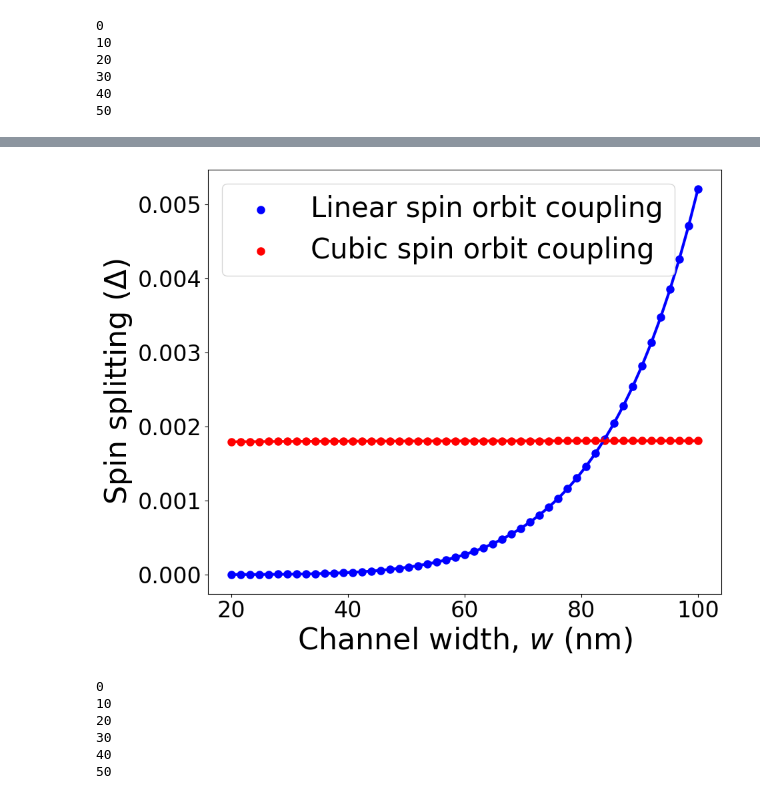
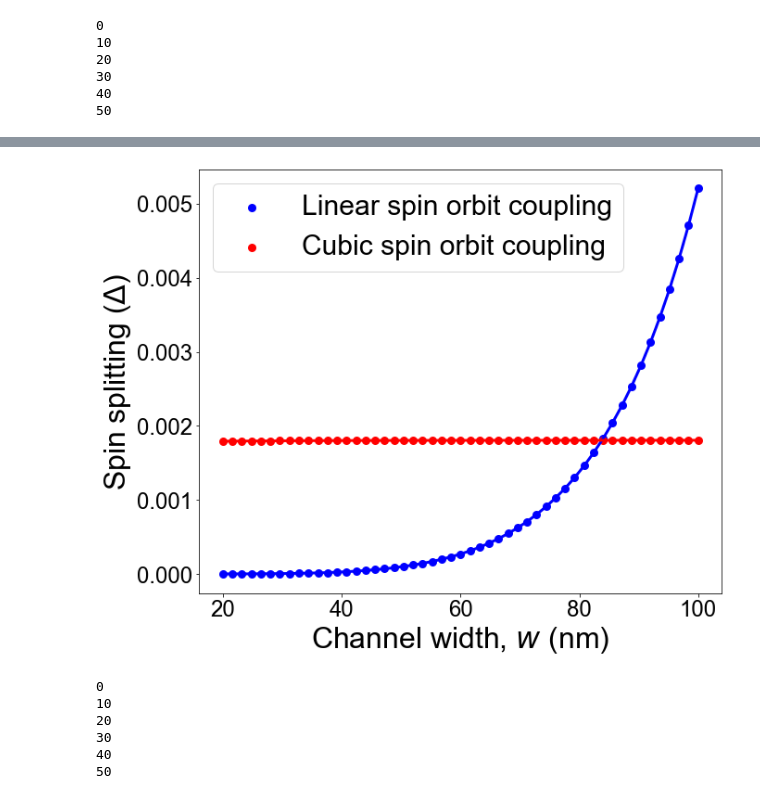
Before and after one commit to deeproots08/Spin_Splitting_Ge_ABS, a Jupyter notebook: Figure_Codes/variation_with_width_csoc_lsoc.ipynb, the cells around one changed output, grey strips where cells are left out. Cells and saved outputs as stored; diff of their text form; code cells hidden in the pictures.

```diff
--- a/Figure_Codes/variation_with_width_csoc_lsoc.ipynb
+++ b/Figure_Codes/variation_with_width_csoc_lsoc.ipynb
@@ -191,4 +201,7 @@ plt.show()
 # %%
+# Set the font family to Arial
+plt.rcParams['font.family'] = 'Arial'
+
 plt.rc('font', size=24)
 
 f = plt.figure(figsize=(10, 8))
@@ -196,34 +209,34 @@ f = plt.figure(figsize=(10, 8))
 Ep_Split_cu = Ep_cu[:,K//2+1] - Ep_cu[:,K//2]
 
 ax = plt.axis()
 
 plt.scatter(LY, Ep_Split_li/DELTA, lw=3 ,linestyle ='-' , color='blue')
 plt.scatter(LY, Ep_Split_cu/DELTA, lw=3 ,linestyle ='-' , color='red')
 
 
 plt.plot(LY, Ep_Split_li/DELTA, lw=3 ,linestyle ='-' , color='blue')
 plt.plot(LY, Ep_Split_cu/DELTA, lw=3 ,linestyle ='-' , color='red')
 
 plt.xlabel(r'Channel width, $w$ (nm)', fontsize=32)
 plt.ylabel(r'Spin splitting ($\Delta$)', fontsize=32)
 
 
 # setting label for y tick
 #ax.set_yticklabels([r'$-\Delta$','','','', r'$\Delta$'], fontsize=24)
 
 #plt.ylim(ymin=0)
 
 #plt.legend(['Linear spin orbit coupling', 'Cubic spin orbit coupling'], prop={'weight': 'bold'})
 
 plt.legend(['Linear spin orbit coupling', 'Cubic spin orbit coupling'], fontsize=30)
 
 #plt.grid(True)
 
 plt.tight_layout()
 
 plt.show()
 # %% [output]
-[figure, old version]
+[figure, new version]
 # %%
 ### Plotting spin splitting while varying width ###
 
```
Also changed, not shown: parts of 3 cells of this notebook, 1 other file.
